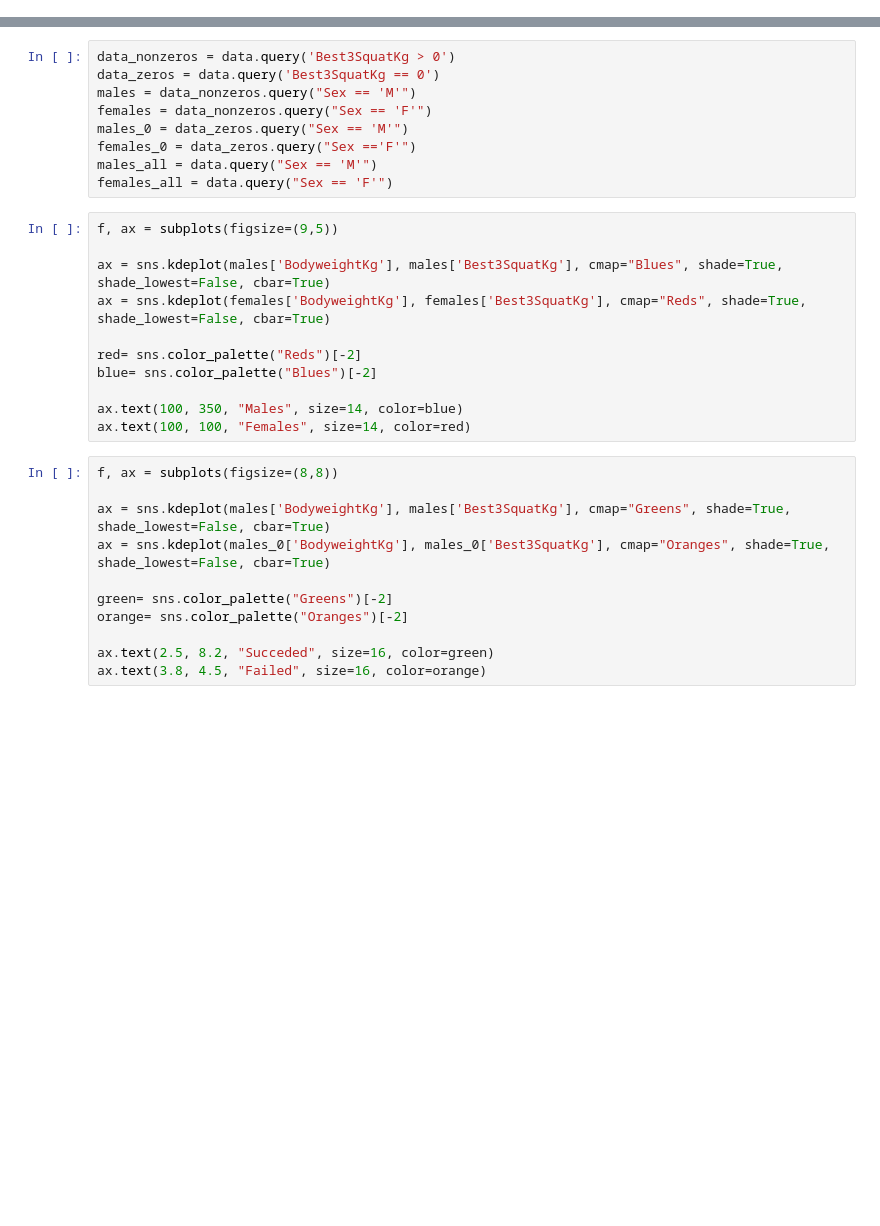
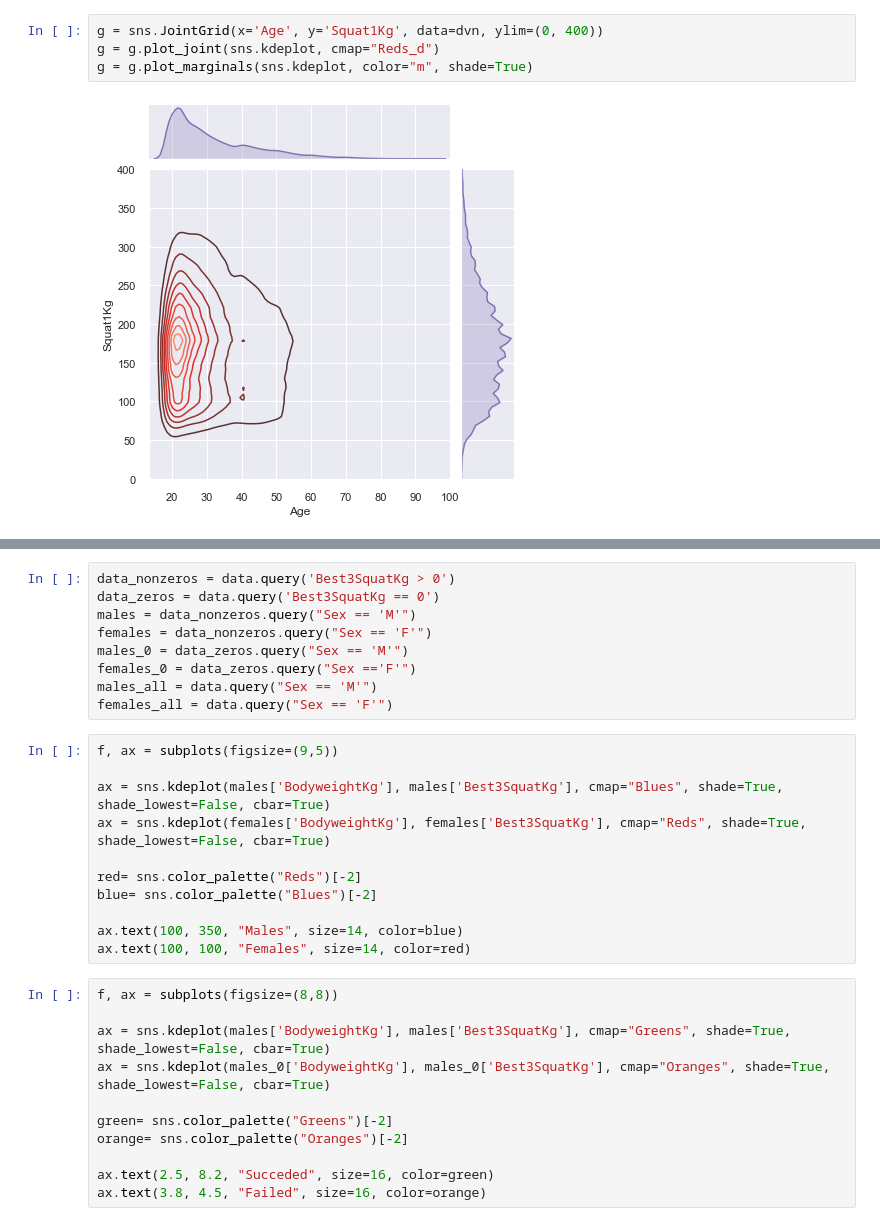
Before and after one commit to jasval/powerlifting-analytics, a Jupyter notebook: Graphs_01.ipynb, the cells around one changed output, grey strips where cells are left out. Cells and saved outputs as stored; diff of their text form; blank space fills up the shorter version.

```diff
--- a/Graphs_01.ipynb
+++ b/Graphs_01.ipynb
@@ -73,0 +84,6 @@ ValueError: cannot convert float NaN to integer
+# %%
+g = sns.JointGrid(x='Age', y='Squat1Kg', data=dvn, ylim=(0, 400))
+g = g.plot_joint(sns.kdeplot, cmap="Reds_d")
+g = g.plot_marginals(sns.kdeplot, color="m", shade=True)
+# %% [output]
+[figure, added]
```
Also changed, not shown: parts of 12 cells of this notebook, 2 other files.
